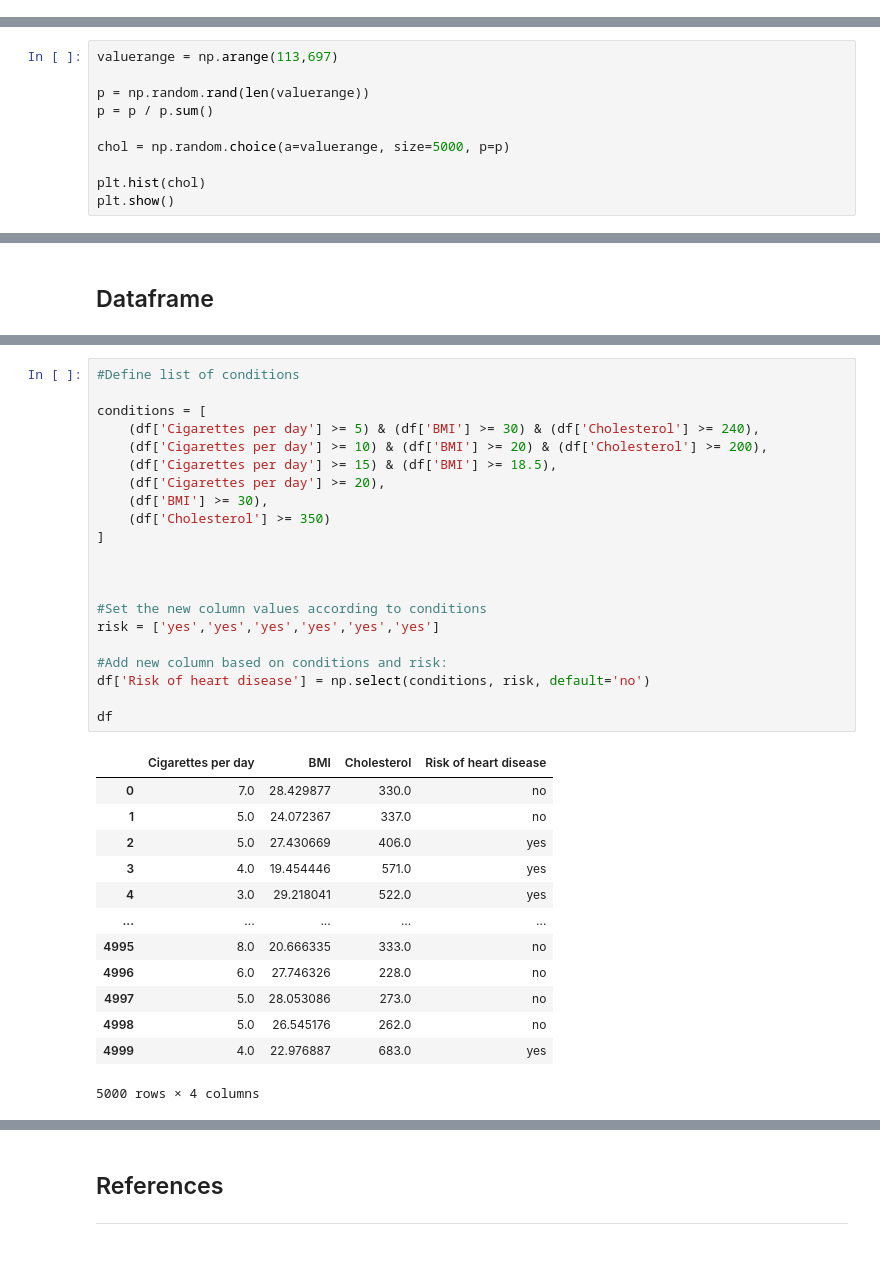
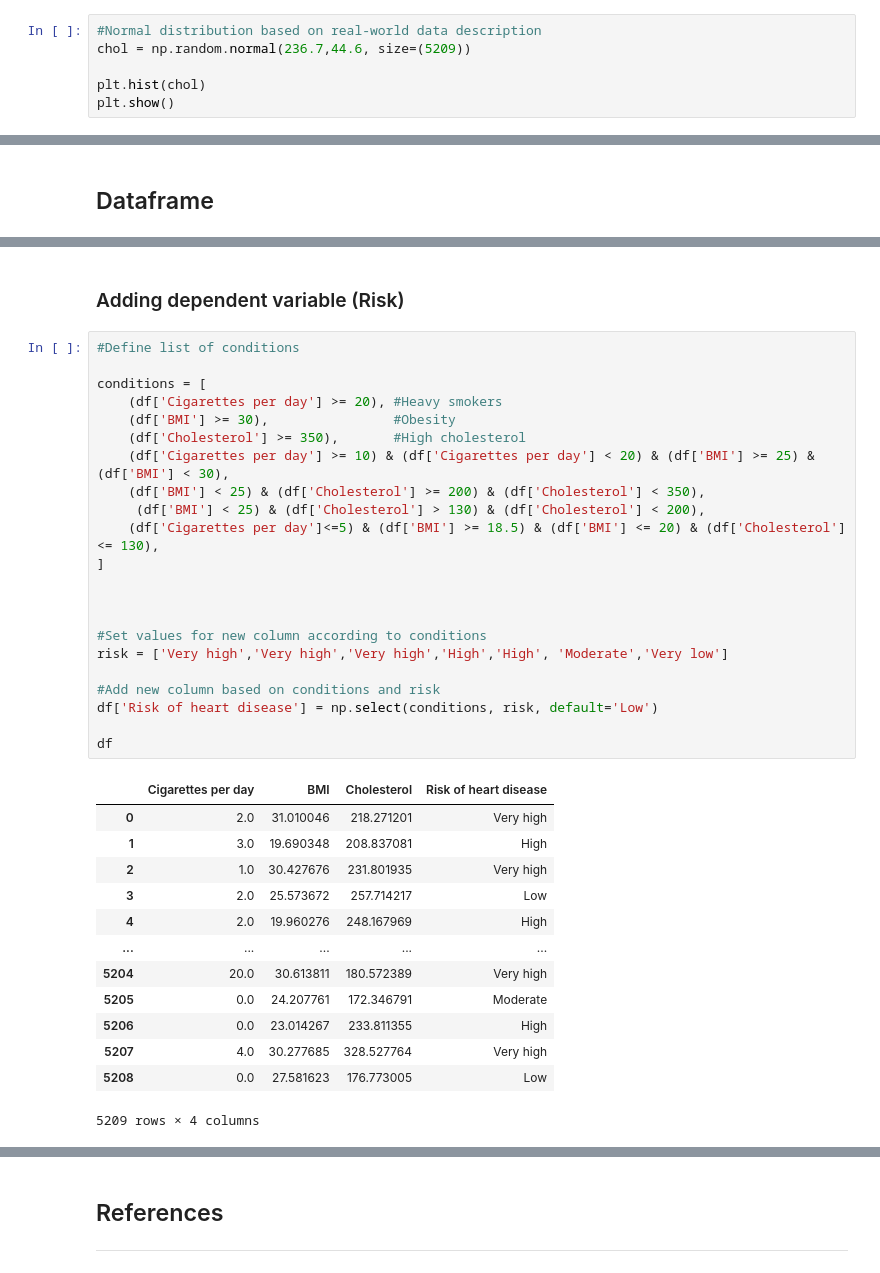
Before and after one commit to caioforteribeiro/progdaproject, a Jupyter notebook: simulation.ipynb, the cells around one changed output, grey strips where cells are left out. Cells and saved outputs as stored; diff of their text form.

Commit message:
Changed distribution for cigs_per_day and added comments

```diff
--- a/simulation.ipynb
+++ b/simulation.ipynb
@@ -54,0 +131,6 @@ plt.show()
+# %%
+#Normal distribution based on real-world data description
+chol = np.random.normal(236.7,44.6, size=(5209))
+
+plt.hist(chol)
+plt.show()
@@ -75,10 +158,0 @@ plt.show()
-# %%
-valuerange = np.arange(113,697)
-
-p = np.random.rand(len(valuerange))
-p = p / p.sum()
-
-chol = np.random.choice(a=valuerange, size=5000, p=p)
-
-plt.hist(chol)
-plt.show()
@@ -119,36 +179,39 @@ df
+# %% [markdown]
+### Adding dependent variable (Risk)
 # %%
 #Define list of conditions
 
 conditions = [
-    (df['Cigarettes per day'] >= 5) & (df['BMI'] >= 30) & (df['Cholesterol'] >= 240),
-    (df['Cigarettes per day'] >= 10) & (df['BMI'] >= 20) & (df['Cholesterol'] >= 200),
-    (df['Cigarettes per day'] >= 15) & (df['BMI'] >= 18.5),
-    (df['Cigarettes per day'] >= 20),
-    (df['BMI'] >= 30),
-    (df['Cholesterol'] >= 350)
+    (df['Cigarettes per day'] >= 20), #Heavy smokers
+    (df['BMI'] >= 30),                #Obesity
+    (df['Cholesterol'] >= 350),       #High cholesterol
+    (df['Cigarettes per day'] >= 10) & (df['Cigarettes per day'] < 20) & (df['BMI'] >= 25) & (df['BMI'] < 30),
+    (df['BMI'] < 25) & (df['Cholesterol'] >= 200) & (df['Cholesterol'] < 350),
+     (df['BMI'] < 25) & (df['Cholesterol'] > 130) & (df['Cholesterol'] < 200),
+    (df['Cigarettes per day']<=5) & (df['BMI'] >= 18.5) & (df['BMI'] <= 20) & (df['Cholesterol'] <= 130),
 ]
 
 
 
-#Set the new column values according to conditions
-risk = ['yes','yes','yes','yes','yes','yes']
+#Set values for new column according to conditions
+risk = ['Very high','Very high','Very high','High','High', 'Moderate','Very low']
 
-#Add new column based on conditions and risk:
-df['Risk of heart disease'] = np.select(conditions, risk, default='no')
+#Add new column based on conditions and risk
+df['Risk of heart disease'] = np.select(conditions, risk, default='Low')
 
 df
 # %% [output]
 |  | Cigarettes per day | BMI | Cholesterol | Risk of heart disease |
-| 0 | 7.0 | 28.429877 | 330.0 | no |
-| 1 | 5.0 | 24.072367 | 337.0 | no |
-| 2 | 5.0 | 27.430669 | 406.0 | yes |
-| 3 | 4.0 | 19.454446 | 571.0 | yes |
-| 4 | 3.0 | 29.218041 | 522.0 | yes |
+| 0 | 2.0 | 31.010046 | 218.271201 | Very high |
+| 1 | 3.0 | 19.690348 | 208.837081 | High |
+| 2 | 1.0 | 30.427676 | 231.801935 | Very high |
+| 3 | 2.0 | 25.573672 | 257.714217 | Low |
+| 4 | 2.0 | 19.960276 | 248.167969 | High |
 | ... | ... | ... | ... | ... |
-| 4995 | 8.0 | 20.666335 | 333.0 | no |
-| 4996 | 6.0 | 27.746326 | 228.0 | no |
-| 4997 | 5.0 | 28.053086 | 273.0 | no |
-| 4998 | 5.0 | 26.545176 | 262.0 | no |
-| 4999 | 4.0 | 22.976887 | 683.0 | yes |
+| 5204 | 20.0 | 30.613811 | 180.572389 | Very high |
+| 5205 | 0.0 | 24.207761 | 172.346791 | Moderate |
+| 5206 | 0.0 | 23.014267 | 233.811355 | High |
+| 5207 | 4.0 | 30.277685 | 328.527764 | Very high |
+| 5208 | 0.0 | 27.581623 | 176.773005 | Low |
-5000 rows × 4 columns
+5209 rows × 4 columns
 # %%
```
Also changed, not shown: parts of 18 cells of this notebook, 1 other file.
